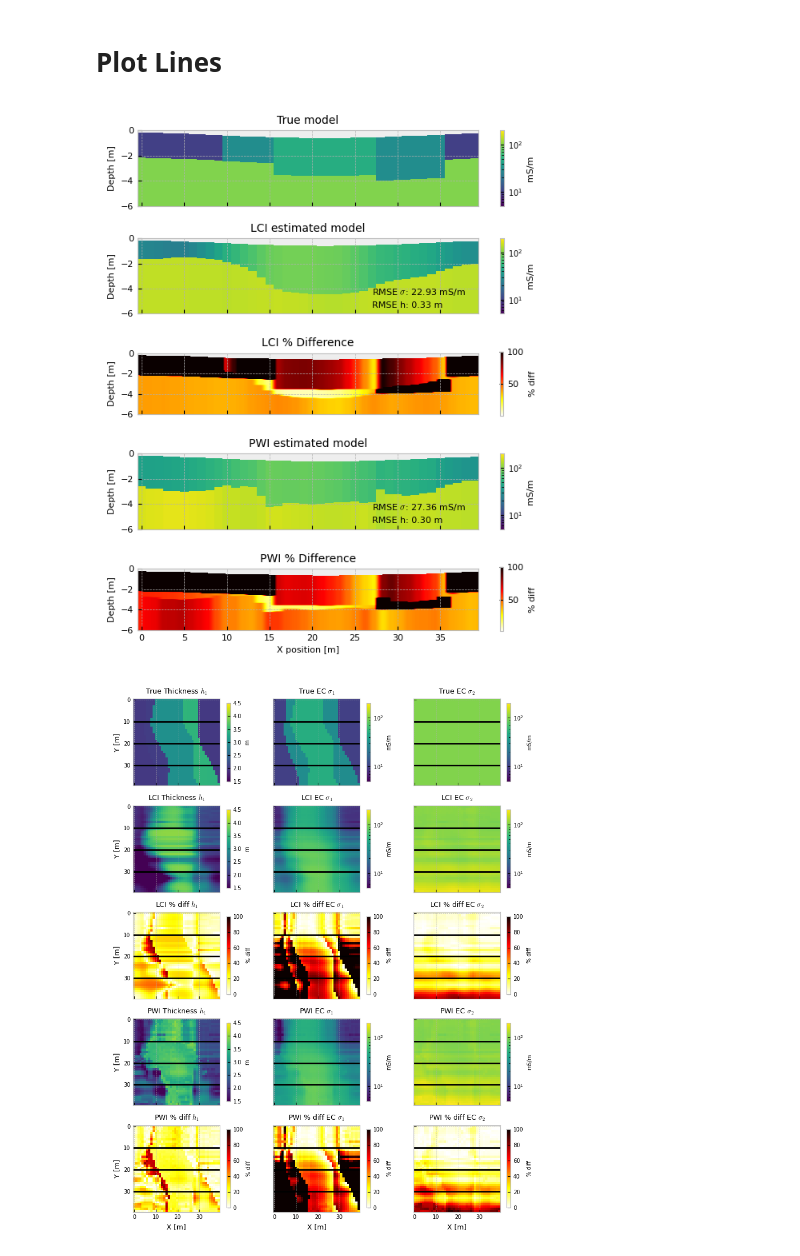
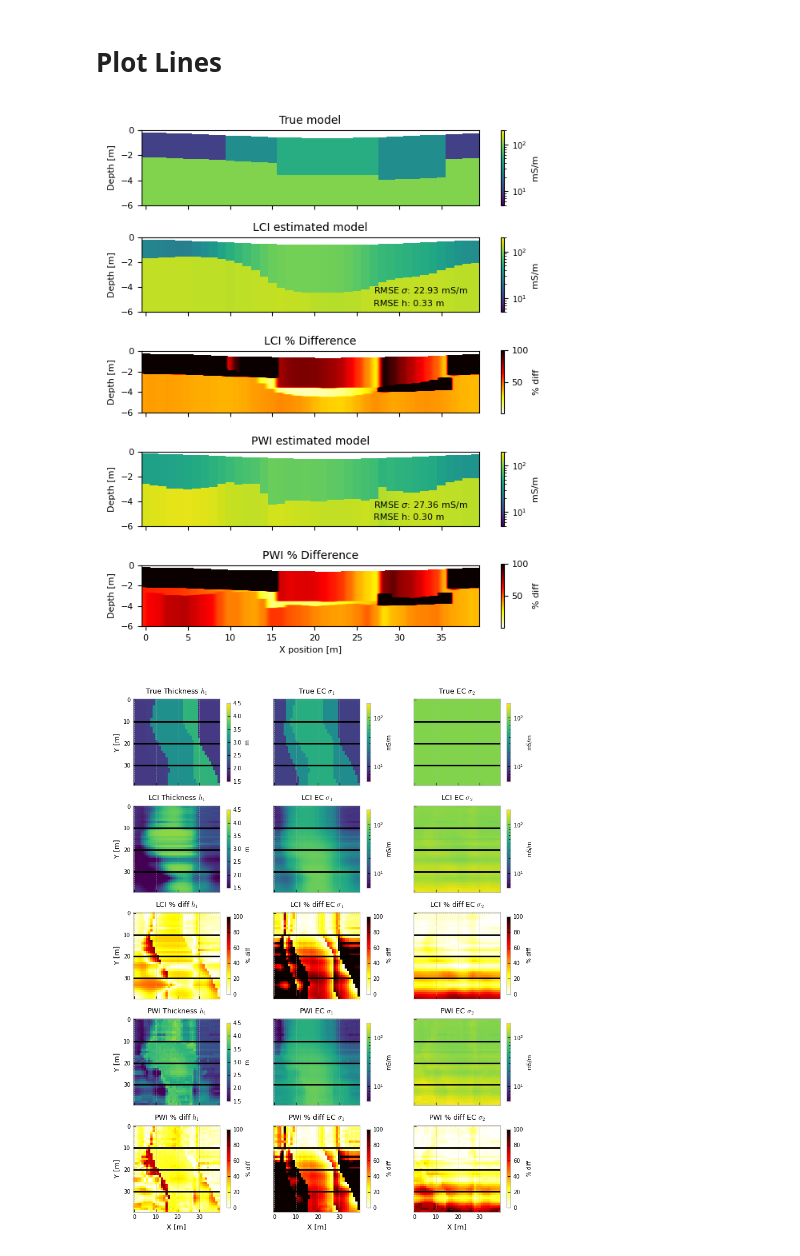
Before and after one commit to mariacarrizo/FDEM_LCI_PWI, a Jupyter notebook: Channel/PlotComparison_topo.ipynb, the cells around one changed output. Saved outputs shown, nothing was run; the diff lists cells and outputs as text; code cells hidden in the pictures.

Commit message:
updated figures

```diff
--- a/Channel/PlotComparison_topo.ipynb
+++ b/Channel/PlotComparison_topo.ipynb
@@ -28,11 +27,14 @@ model_PW_grid = np.load('models/model_PW_Channel_grid_topo.npy')
 # Plot Lines
 # %%
 fig, ax = plt.subplots(5, figsize=(6,7), sharex=True)
+
+import matplotlib
 
 l = 30
 fs = 8
 fs2 = 10
-cmap = 'hot_r'
+cmap = matplotlib.colormaps.get_cmap('hot_r').copy()  # make a copy so you don't change the global cmap
+cmap.set_bad(color='white')  # or color=(1,1,1,0) for transparent
 
 showStitchedModels(model_true[:,l,:], zMax= 6, cMin=5, cMax=200, ax=ax[0], label='mS/m')
 ax[0].set_title('True model', fontsize=fs2)
@@ -47,39 +49,39 @@ ax[1].text(27,-5.5, 'RMSE h: %2.2f' %root_mean_squared_error(model_true[:,l,:2],
 ax[1].tick_params(labelsize=fs)
 
 abs_diff = np.abs((model_LCI_grid[l].T - model_true_grid[l].T)/model_true_grid[l].T)*100
-abs_diff[abs_diff ==0] = np.NaN
-c2 = ax[2].imshow(abs_diff, extent=([-1, 40,-6,0]), cmap=cmap, aspect=1.2,  vmin=1, vmax=100)
+abs_diff_masked = np.ma.masked_invalid(abs_diff)
+c2 = ax[2].imshow(abs_diff_masked, extent=([-1, 40,-6,0]), cmap=cmap, aspect=1.2,  vmin=1, vmax=100)
 cb =fig.colorbar(c2, ax=ax[2], label='mS/m', shrink=0.85)
 cb.ax.tick_params(labelsize=fs)
 cb.ax.set_ylabel('% diff', fontsize=fs)
 ax[2].set_title('LCI % Difference', fontsize=fs2)
 ax[2].set_ylabel('Depth [m]', fontsize=fs)
 ax[2].tick_params(labelsize=fs)
 
 showStitchedModels(model_PW[l,:,:], zMax= 6, cMin=5, cMax=200, ax=ax[3], label='mS/m')
 ax[3].set_title('PWI estimated model', fontsize=fs2)
 ax[3].set_ylabel('Depth [m]', fontsize=fs)
 ax[3].text(27,-4.5, 'RMSE $\sigma$: %2.2f' %root_mean_squared_error(model_true[:,l,2:], model_PW[l,:,2:]) + ' mS/m', fontsize=fs)
 ax[3].text(27,-5.5, 'RMSE h: %2.2f' %root_mean_squared_error(model_true[:,l,:2], model_PW[l,:,:2]) + ' m', fontsize=fs)
 ax[3].tick_params(labelsize=fs)
 
 abs_diff = np.abs((model_PW_grid[l].T - model_true_grid[l].T)/model_true_grid[l].T)*100
-abs_diff[abs_diff==0] = np.NaN
-c2 = ax[4].imshow(abs_diff, extent=([-1, 40,-6,0]), cmap=cmap, aspect=1.2,  vmin=1, vmax=100 )
+abs_diff_masked = np.ma.masked_invalid(abs_diff)
+c2 = ax[4].imshow(abs_diff_masked, extent=([-1, 40,-6,0]), cmap=cmap, aspect=1.2,  vmin=1, vmax=100 )
 cb =fig.colorbar(c2, ax=ax[4], label='mS/m', shrink=0.85)
 cb.ax.set_ylabel('% diff', fontsize=fs)
 cb.ax.tick_params(labelsize=fs)
 ax[4].set_title('PWI % Difference', fontsize=fs2)
 ax[4].set_ylabel('Depth [m]', fontsize=fs)
 ax[4].set_xlabel('X position [m]', fontsize=fs)
 ax[4].tick_params(labelsize=fs)
 
 #fig.suptitle('Line Y: '+str( l) +' m')
 
 plt.tight_layout()
-plt.savefig('figures/Channel_topo_Line30.eps', format='eps')
+plt.savefig('figures/Channel_topo_Line30.eps', format='eps', transparent = True)
 # %% [output]
-[figure, old version]
+[figure, new version]
 # %%
 # Plot Maps
 # %%
```
Also changed, not shown: parts of 4 cells of this notebook, 1 other file.
